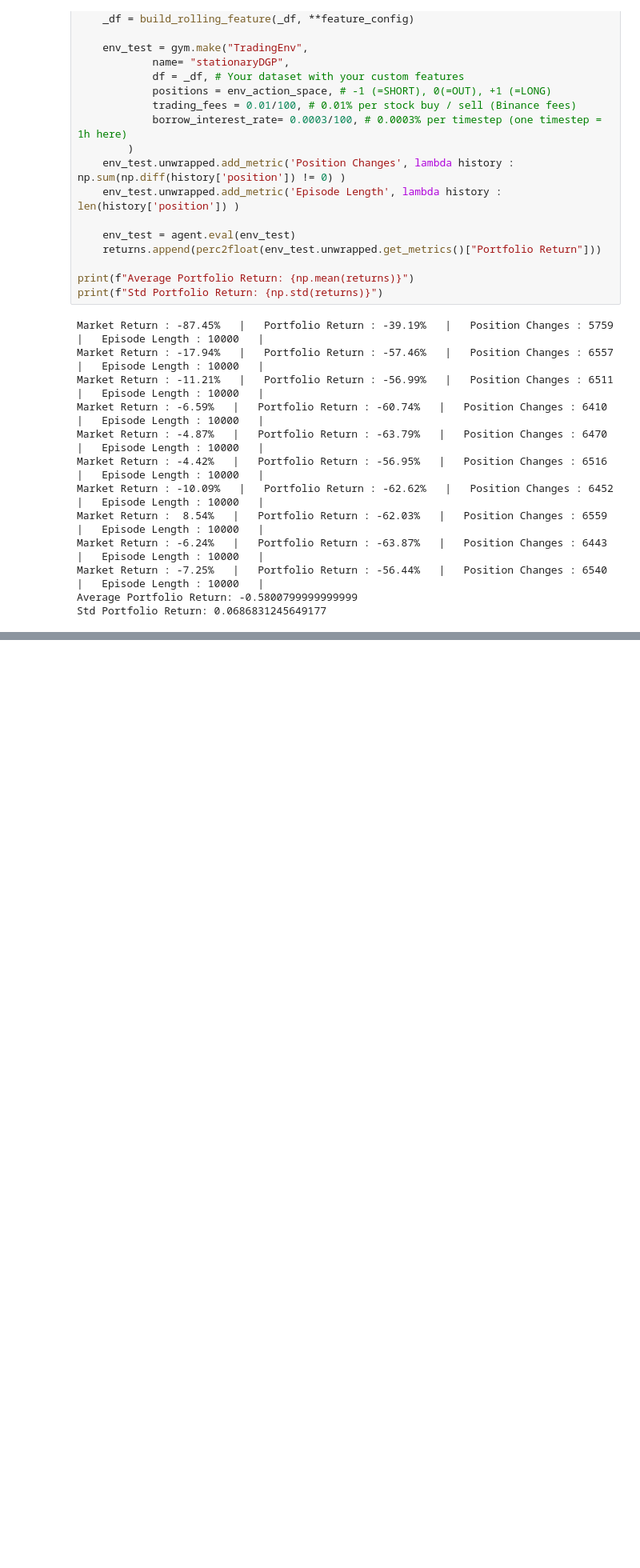
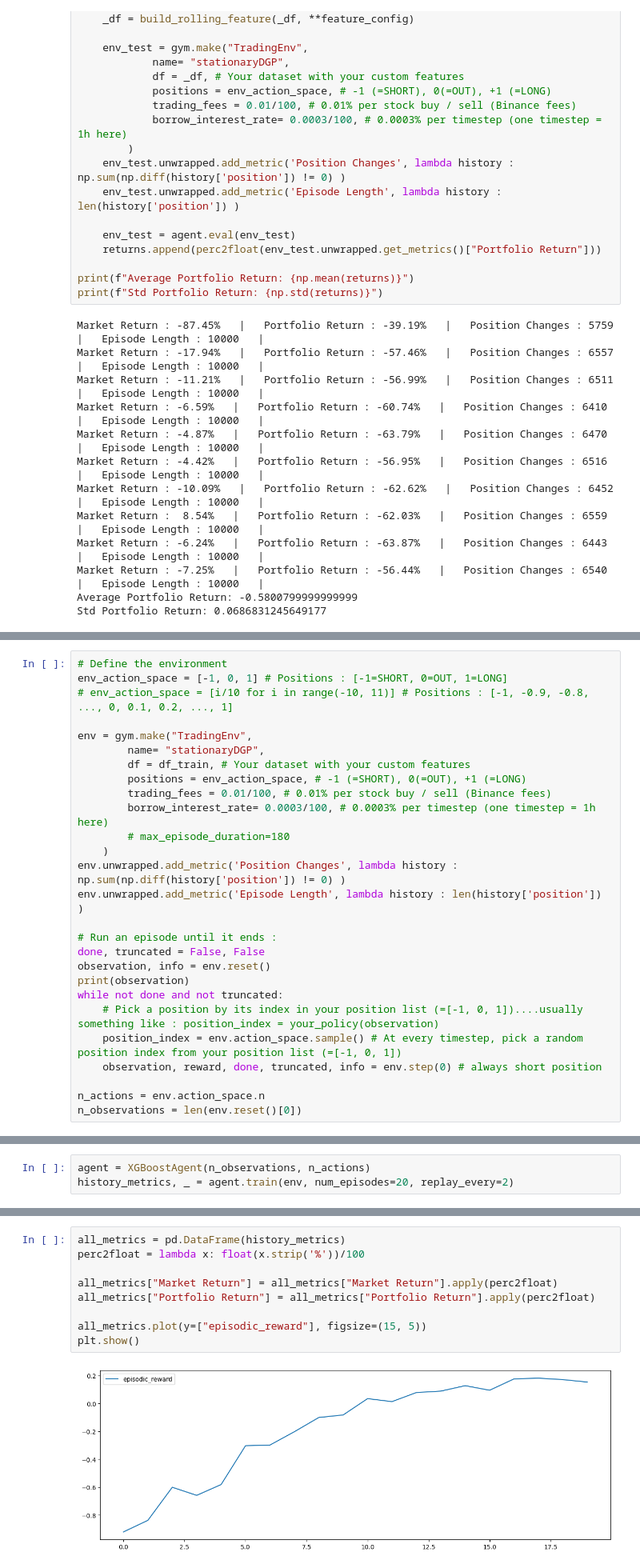
Before and after one commit to chantomkit/RLTrade, a Jupyter notebook: non_stationary_dgp_rl.ipynb, the cells around one changed output, grey strips where cells are left out. Shown at 80% size. Drawn from its saved outputs; the diff is of its cells as text; blank space fills up the shorter version.

Commit message:
add xgboost agent in all experiments

```diff
--- a/non_stationary_dgp_rl.ipynb
+++ b/non_stationary_dgp_rl.ipynb
@@ -188,0 +202,27 @@ Std Portfolio Return: 0.0686831245649177
+# %%
+# Define the environment
+env_action_space = [-1, 0, 1] # Positions : [-1=SHORT, 0=OUT, 1=LONG]
+# env_action_space = [i/10 for i in range(-10, 11)] # Positions : [-1, -0.9, -0.8, ..., 0, 0.1, 0.2, ..., 1]
+
+env = gym.make("TradingEnv",
+        name= "stationaryDGP",
+        df = df_train, # Your dataset with your custom features
+        positions = env_action_space, # -1 (=SHORT), 0(=OUT), +1 (=LONG)
+        trading_fees = 0.01/100, # 0.01% per stock buy / sell (Binance fees)
+        borrow_interest_rate= 0.0003/100, # 0.0003% per timestep (one timestep = 1h here)
+        # max_episode_duration=180
+    )
+env.unwrapped.add_metric('Position Changes', lambda history : np.sum(np.diff(history['position']) != 0) )
+env.unwrapped.add_metric('Episode Length', lambda history : len(history['position']) )
+
+# Run an episode until it ends :
+done, truncated = False, False
+observation, info = env.reset()
+print(observation)
+while not done and not truncated:
+    # Pick a position by its index in your position list (=[-1, 0, 1])....usually something like : position_index = your_policy(observation)
+    position_index = env.action_space.sample() # At every timestep, pick a random position index from your position list (=[-1, 0, 1])
+    observation, reward, done, truncated, info = env.step(0) # always short position
+
+n_actions = env.action_space.n
+n_observations = len(env.reset()[0])
@@ -188,0 +232,3 @@ Std Portfolio Return: 0.0686831245649177
+# %%
+agent = XGBoostAgent(n_observations, n_actions)
+history_metrics, _ = agent.train(env, num_episodes=20, replay_every=2)
@@ -188,0 +256,11 @@ Std Portfolio Return: 0.0686831245649177
+# %%
+all_metrics = pd.DataFrame(history_metrics)
+perc2float = lambda x: float(x.strip('%'))/100
+
+all_metrics["Market Return"] = all_metrics["Market Return"].apply(perc2float)
+all_metrics["Portfolio Return"] = all_metrics["Portfolio Return"].apply(perc2float)
+
+all_metrics.plot(y=["episodic_reward"], figsize=(15, 5))
+plt.show()
+# %% [output]
+[figure, added]
```
Also changed, not shown: parts of 11 cells of this notebook, 2 other files.
